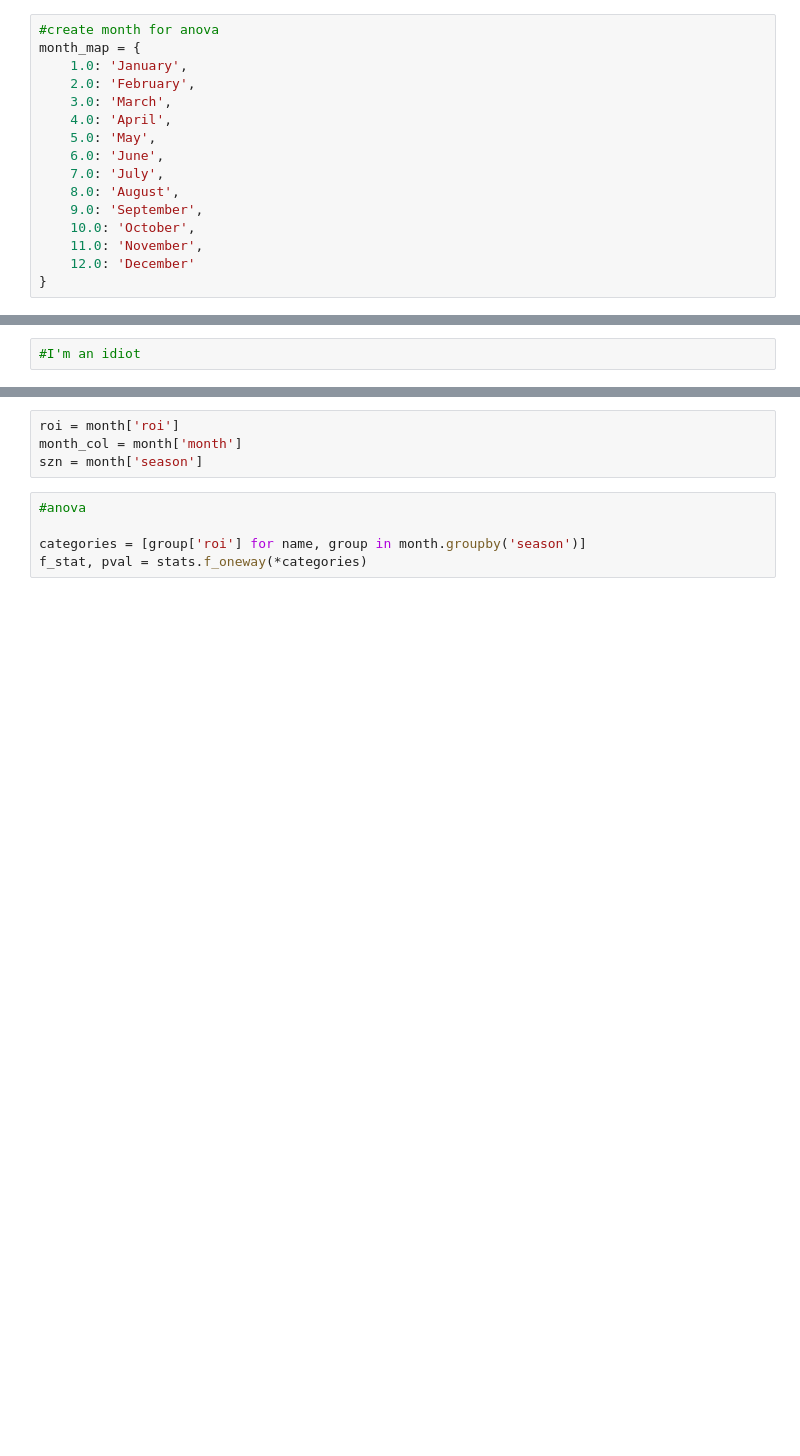
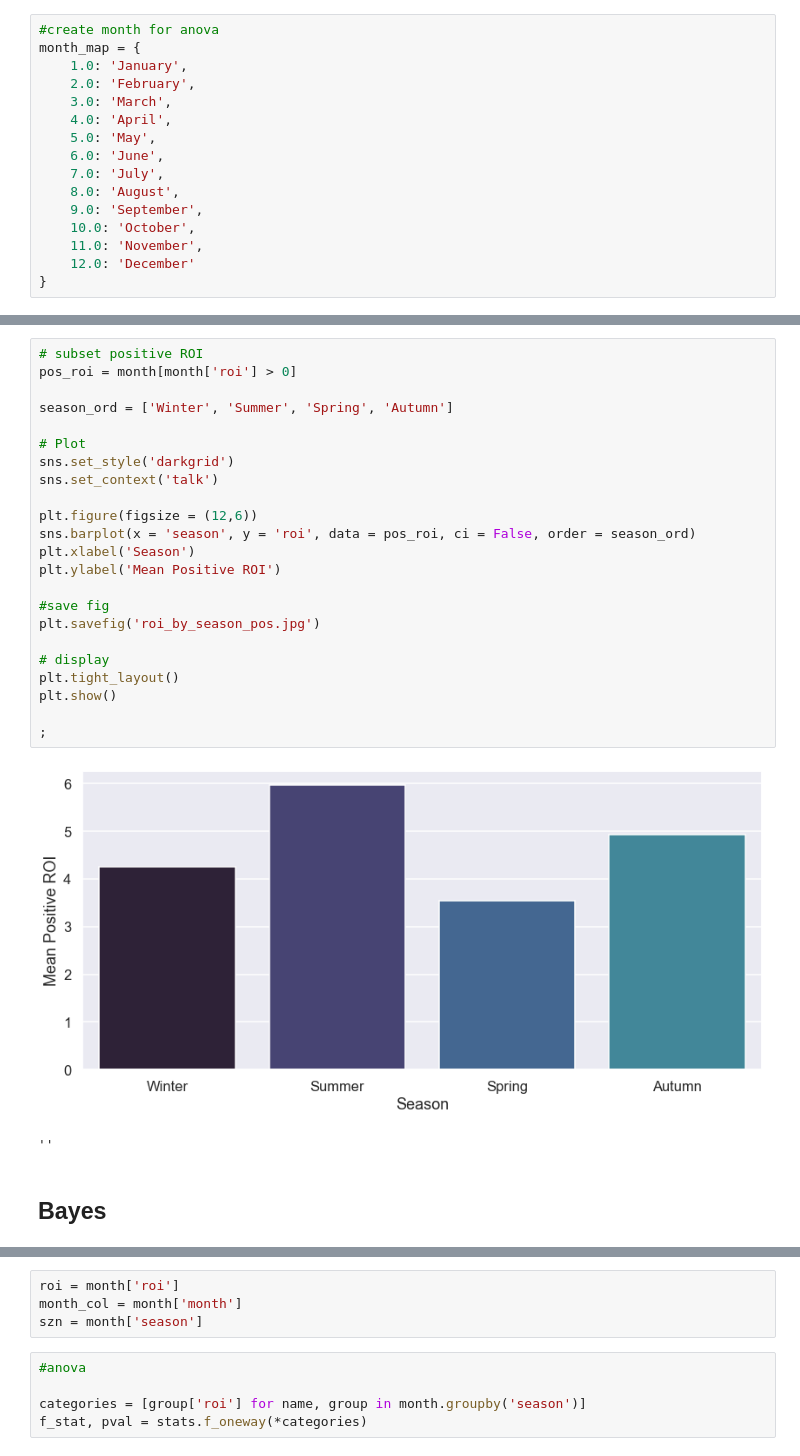
Before and after one commit to kaceyclougher/Phase-2-Project, a Jupyter notebook: KC_Analysis_Month-Season.ipynb, the cells around one changed output, grey strips where cells are left out. Drawn from its saved outputs; the diff is of its cells as text; blank space fills up the shorter version.

```diff
--- a/KC_Analysis_Month-Season.ipynb
+++ b/KC_Analysis_Month-Season.ipynb
@@ -134,2 +189,28 @@ sns.barplot(x = 'season', y = 'roi', data = month);
-# %%
-#I'm an idiot
+# %%
+# subset positive ROI
+pos_roi = month[month['roi'] > 0]
+
+season_ord = ['Winter', 'Summer', 'Spring', 'Autumn']
+
+# Plot
+sns.set_style('darkgrid')
+sns.set_context('talk')
+
+plt.figure(figsize = (12,6))
+sns.barplot(x = 'season', y = 'roi', data = pos_roi, ci = False, order = season_ord)
+plt.xlabel('Season')
+plt.ylabel('Mean Positive ROI')
+
+#save fig
+plt.savefig('roi_by_season_pos.jpg')
+
+# display
+plt.tight_layout()
+plt.show()
+
+;
+# %% [output]
+[figure, added]
+''
+# %% [markdown]
+## Bayes
```
Also changed, not shown: parts of 69 cells of this notebook, 2 other files.
